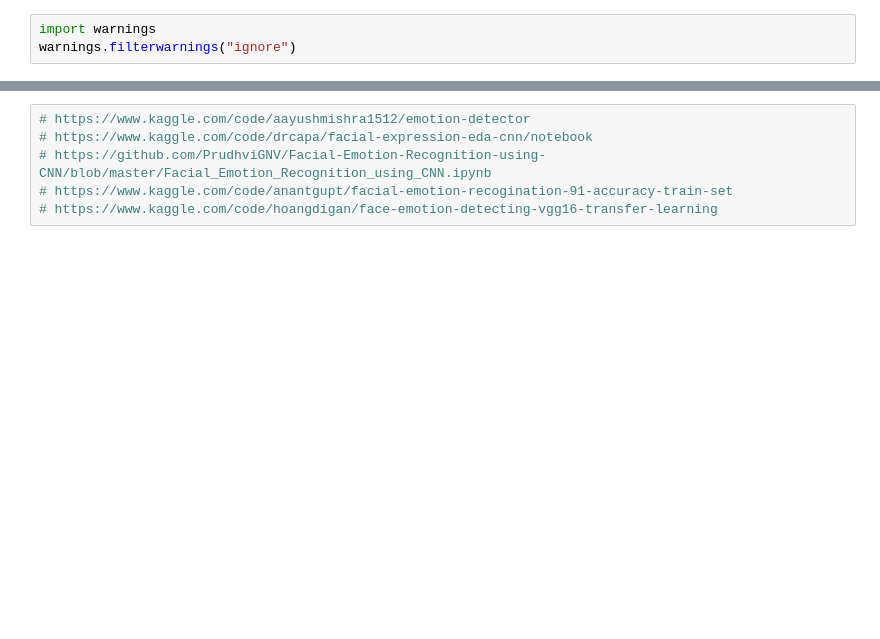
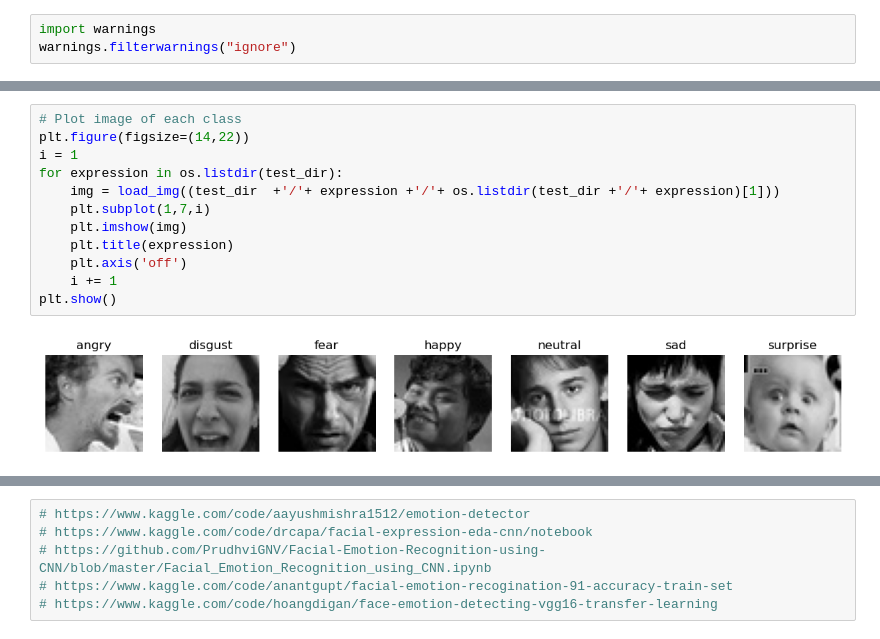
Before and after one commit to phsophea101/dl-human-emotions, a Jupyter notebook: app.ipynb, the cells around one changed output, grey strips where cells are left out. Saved outputs shown, nothing was run; the diff lists cells and outputs as text; blank space fills up the shorter version.

```diff
--- a/app.ipynb
+++ b/app.ipynb
@@ -20,0 +57,14 @@ image_size = (48, 48)
+# %%
+# Plot image of each class
+plt.figure(figsize=(14,22))
+i = 1
+for expression in os.listdir(test_dir):
+    img = load_img((test_dir  +'/'+ expression +'/'+ os.listdir(test_dir +'/'+ expression)[1]))
+    plt.subplot(1,7,i)
+    plt.imshow(img)
+    plt.title(expression)
+    plt.axis('off')
+    i += 1
+plt.show()
+# %% [output]
+[figure, added]
```
Also changed, not shown: parts of 25 cells of this notebook.
